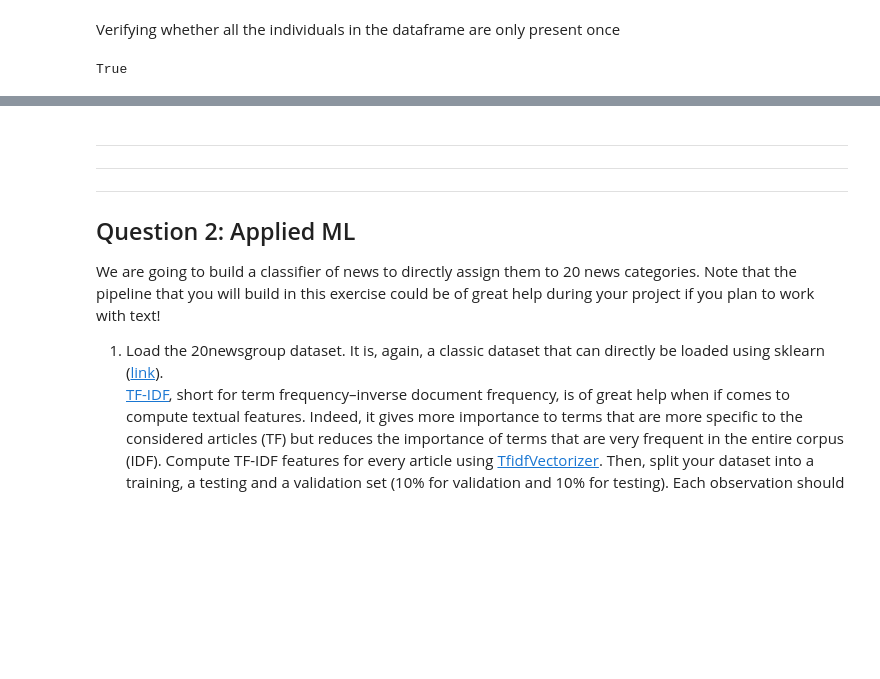
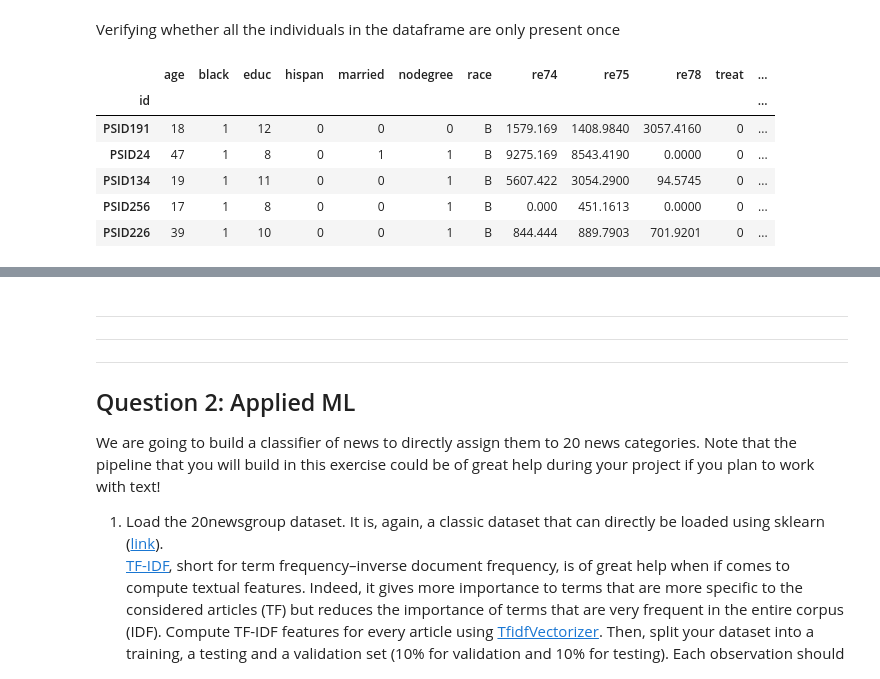
Before and after one commit to LailaHms/ADA2017_Homeworks, a Jupyter notebook: 04 - Applied ML/Homework 04 - Applied ML.ipynb, the cells around one changed output, grey strips where cells are left out. Cells and saved outputs as stored; diff of their text form; code cells hidden in the pictures; blank space fills up the shorter version.

```diff
--- a/04 - Applied ML/Homework 04 - Applied ML.ipynb
+++ b/04 - Applied ML/Homework 04 - Applied ML.ipynb
@@ -698,5 +696,12 @@ final_matching_df.set_index("id", inplace = True)
 Verifying whether all the individuals in the dataframe are only present once
 # %%
 final_matching_df.index.is_unique
+final_matching_df.head()
 # %% [output]
-True
+|  | age | black | educ | hispan | married | nodegree | race | re74 | re75 | re78 | treat | ... |
+| id |  |  |  |  |  |  |  |  |  |  |  | ... |
+| PSID191 | 18 | 1 | 12 | 0 | 0 | 0 | B | 1579.169 | 1408.9840 | 3057.4160 | 0 | ... |
+| PSID24 | 47 | 1 | 8 | 0 | 1 | 1 | B | 9275.169 | 8543.4190 | 0.0000 | 0 | ... |
+| PSID134 | 19 | 1 | 11 | 0 | 0 | 1 | B | 5607.422 | 3054.2900 | 94.5745 | 0 | ... |
+| PSID256 | 17 | 1 | 8 | 0 | 0 | 1 | B | 0.000 | 451.1613 | 0.0000 | 0 | ... |
+| PSID226 | 39 | 1 | 10 | 0 | 0 | 1 | B | 844.444 | 889.7903 | 701.9201 | 0 | ... |
```
Also changed, not shown: parts of 28 cells of this notebook.
